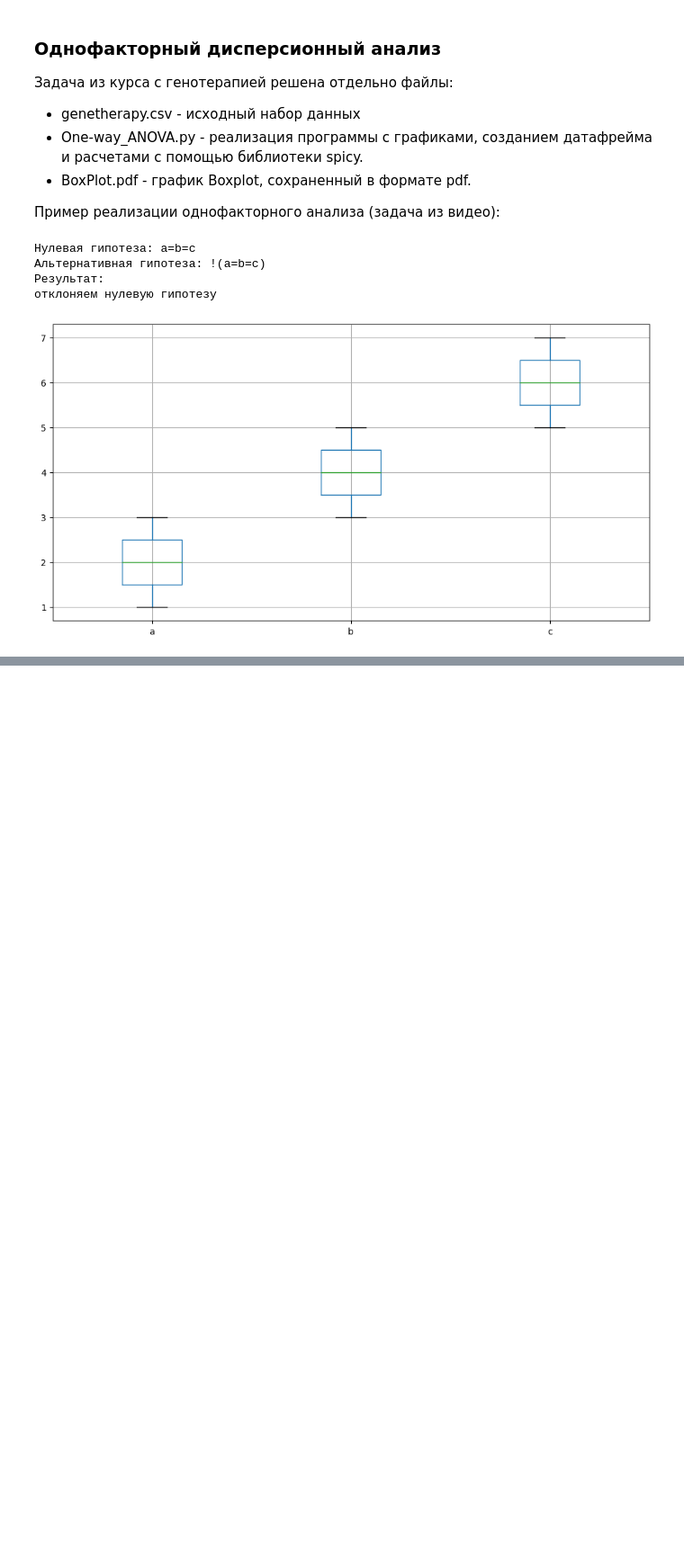
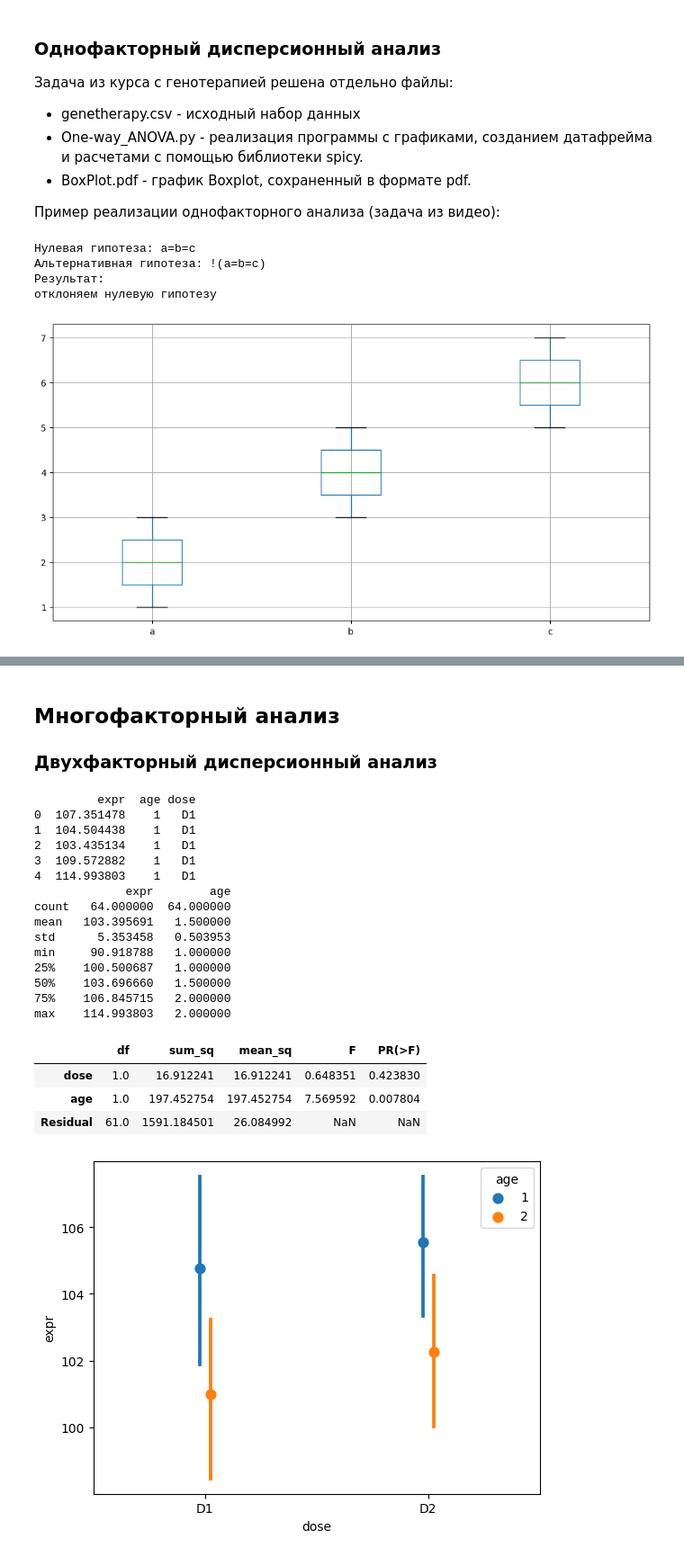
Before and after one commit to Khazovalexandra/Stepic_-, a Jupyter notebook: Основы статистики/Statistic.ipynb, the cells around one changed output, grey strips where cells are left out. Shown at 90% size. Drawn from its saved outputs; the diff is of its cells as text; code cells hidden in the pictures; blank space fills up the shorter version.

```diff
--- a/Основы статистики/Statistic.ipynb
+++ b/Основы статистики/Statistic.ipynb
@@ -510,0 +678,44 @@ else:
+# %% [markdown]
+## Многофакторный анализ
+
+### Двухфакторный дисперсионный анализ
+# %%
+import seaborn as sns
+import pandas as pd
+import statsmodels.api as sm
+import scipy.stats as stats
+from matplotlib.backends.backend_pdf import PdfPages
+from statsmodels.formula.api import ols
+
+df = pd.read_csv('atherosclerosis.csv')
+
+print(df.head())
+print(df.describe())
+
+sns.pointplot(x=df.dose, y=df.expr, hue=df.age, data=df, dodge=True, linestyles=['', ''])
+
+moda = ols('expr ~ age+dose',data=df).fit()
+anova_table = sm.stats.anova_lm(moda, type=2)
+
+anova_table
+# %% [output]
+         expr  age dose
+0  107.351478    1   D1
+1  104.504438    1   D1
+2  103.435134    1   D1
+3  109.572882    1   D1
+4  114.993803    1   D1
+             expr        age
+count   64.000000  64.000000
+mean   103.395691   1.500000
+std      5.353458   0.503953
+min     90.918788   1.000000
+25%    100.500687   1.000000
+50%    103.696660   1.500000
+75%    106.845715   2.000000
+max    114.993803   2.000000
+|  | df | sum_sq | mean_sq | F | PR(>F) |
+| dose | 1.0 | 16.912241 | 16.912241 | 0.648351 | 0.423830 |
+| age | 1.0 | 197.452754 | 197.452754 | 7.569592 | 0.007804 |
+| Residual | 61.0 | 1591.184501 | 26.084992 | NaN | NaN |
+[figure, added]
```
Also changed, not shown: parts of 40 cells of this notebook, 3 other files.
